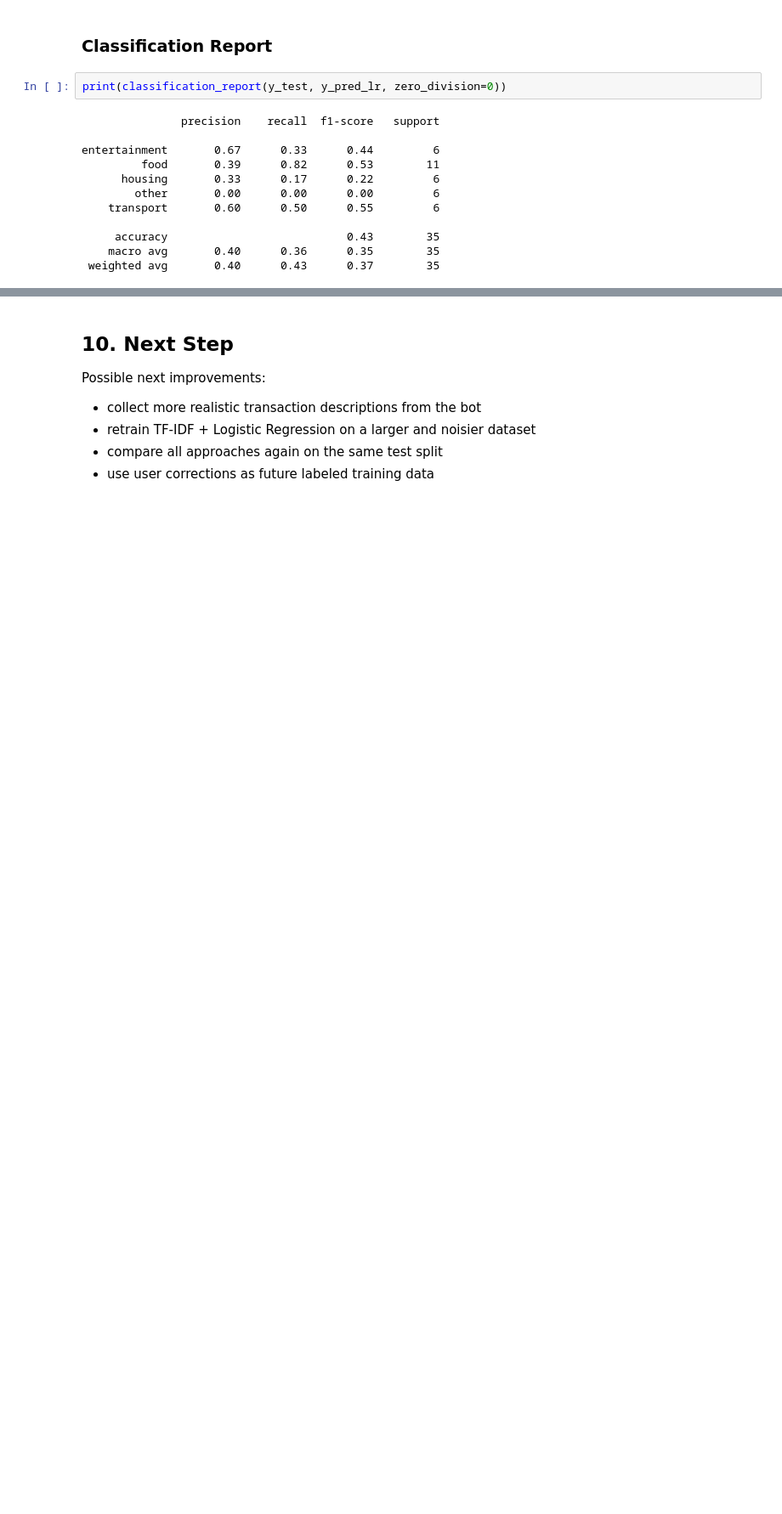
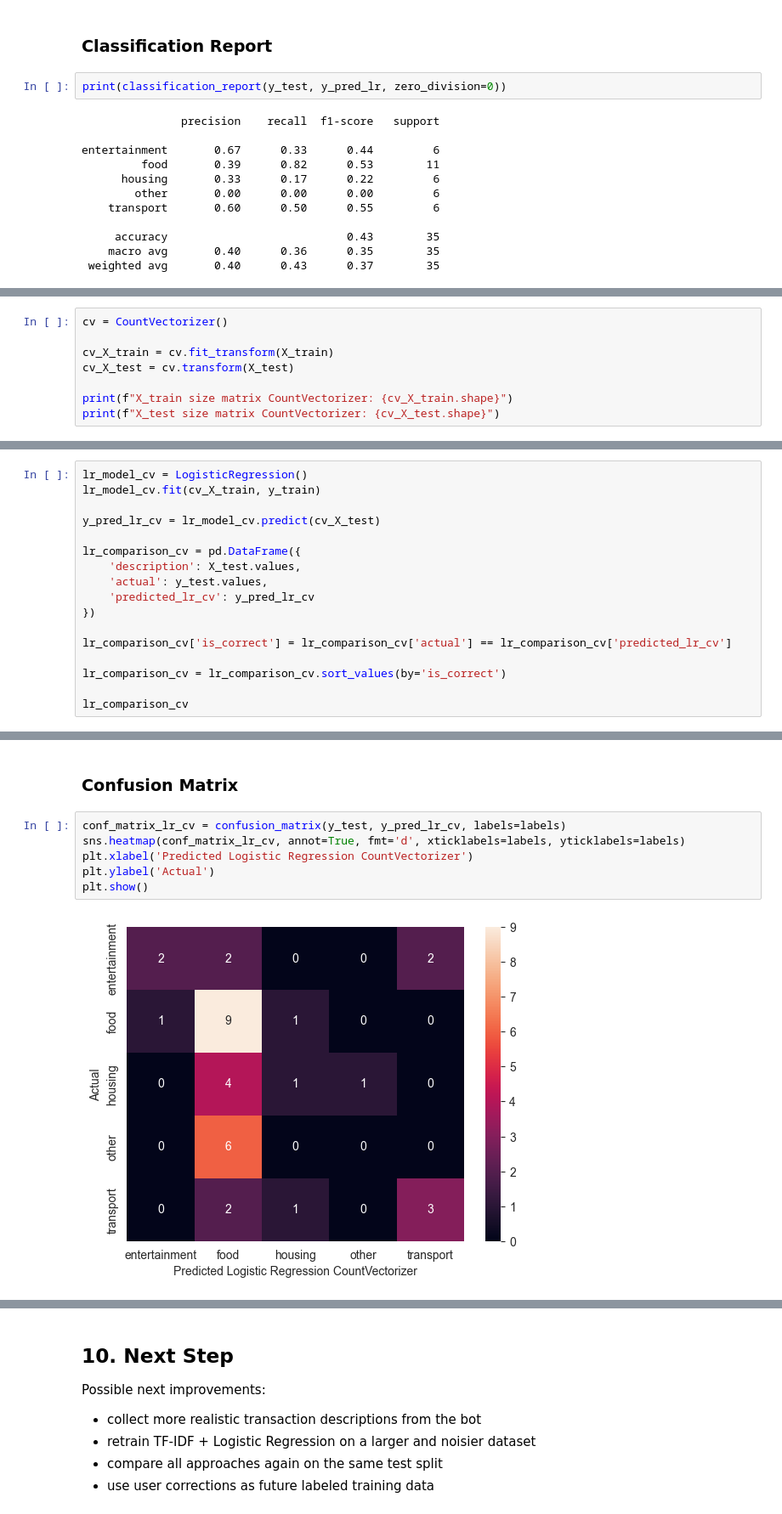
Before and after one commit to Astronom2617/moneylytics-telegram-bot, a Jupyter notebook: moneylytics_baseline_experiment.ipynb, the cells around one changed output, grey strips where cells are left out. Shown at 85% size. Cells and saved outputs as stored; diff of their text form; blank space fills up the shorter version.

Commit message:
feat(ml): implement CountVectorizer pipeline

```diff
--- a/moneylytics_baseline_experiment.ipynb
+++ b/moneylytics_baseline_experiment.ipynb
@@ -475,0 +484,8 @@ A likely reason is that the expense descriptions are still highly structured and
+# %%
+cv = CountVectorizer()
+
+cv_X_train = cv.fit_transform(X_train)
+cv_X_test = cv.transform(X_test)
+
+print(f"X_train size matrix CountVectorizer: {cv_X_train.shape}")
+print(f"X_test size matrix CountVectorizer: {cv_X_test.shape}")
@@ -475,0 +506,17 @@ A likely reason is that the expense descriptions are still highly structured and
+# %%
+lr_model_cv = LogisticRegression()
+lr_model_cv.fit(cv_X_train, y_train)
+
+y_pred_lr_cv = lr_model_cv.predict(cv_X_test)
+
+lr_comparison_cv = pd.DataFrame({
+    'description': X_test.values,
+    'actual': y_test.values,
+    'predicted_lr_cv': y_pred_lr_cv
+})
+
+lr_comparison_cv['is_correct'] = lr_comparison_cv['actual'] == lr_comparison_cv['predicted_lr_cv']
+
+lr_comparison_cv = lr_comparison_cv.sort_values(by='is_correct')
+
+lr_comparison_cv
@@ -475,0 +549,10 @@ A likely reason is that the expense descriptions are still highly structured and
+# %% [markdown]
+### Confusion Matrix
+# %%
+conf_matrix_lr_cv = confusion_matrix(y_test, y_pred_lr_cv, labels=labels)
+sns.heatmap(conf_matrix_lr_cv, annot=True, fmt='d', xticklabels=labels, yticklabels=labels)
+plt.xlabel('Predicted Logistic Regression CountVectorizer')
+plt.ylabel('Actual')
+plt.show()
+# %% [output]
+[figure, added]
```
Also changed, not shown: parts of 12 cells of this notebook.
